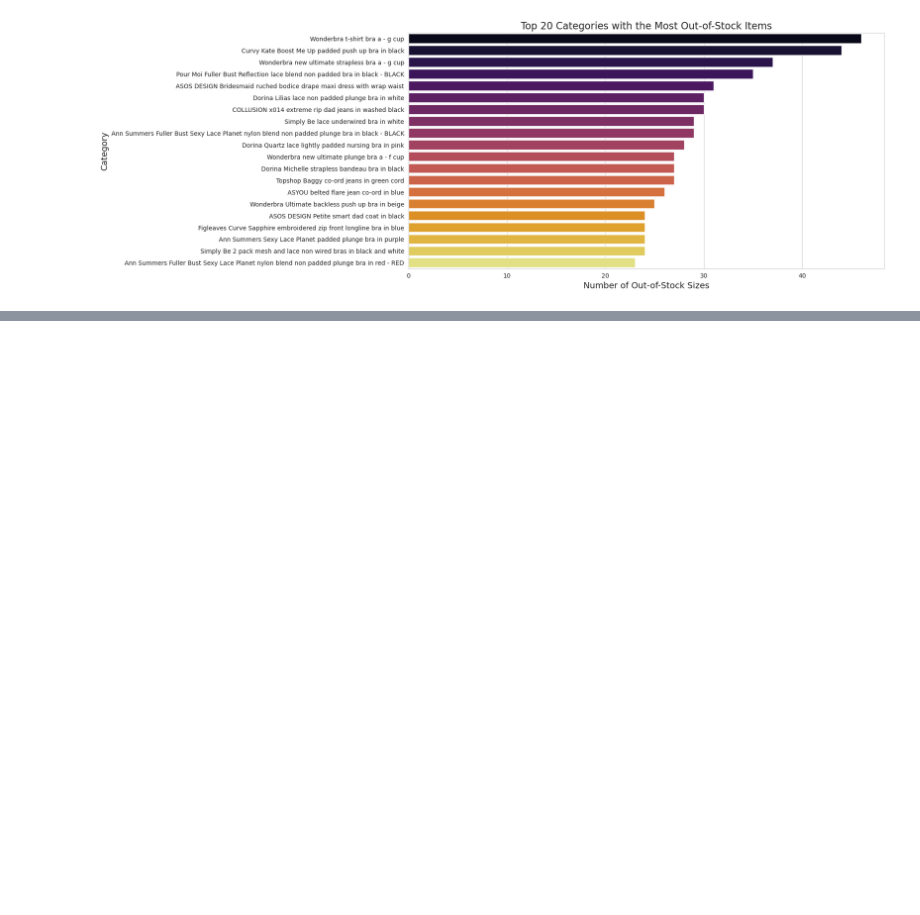
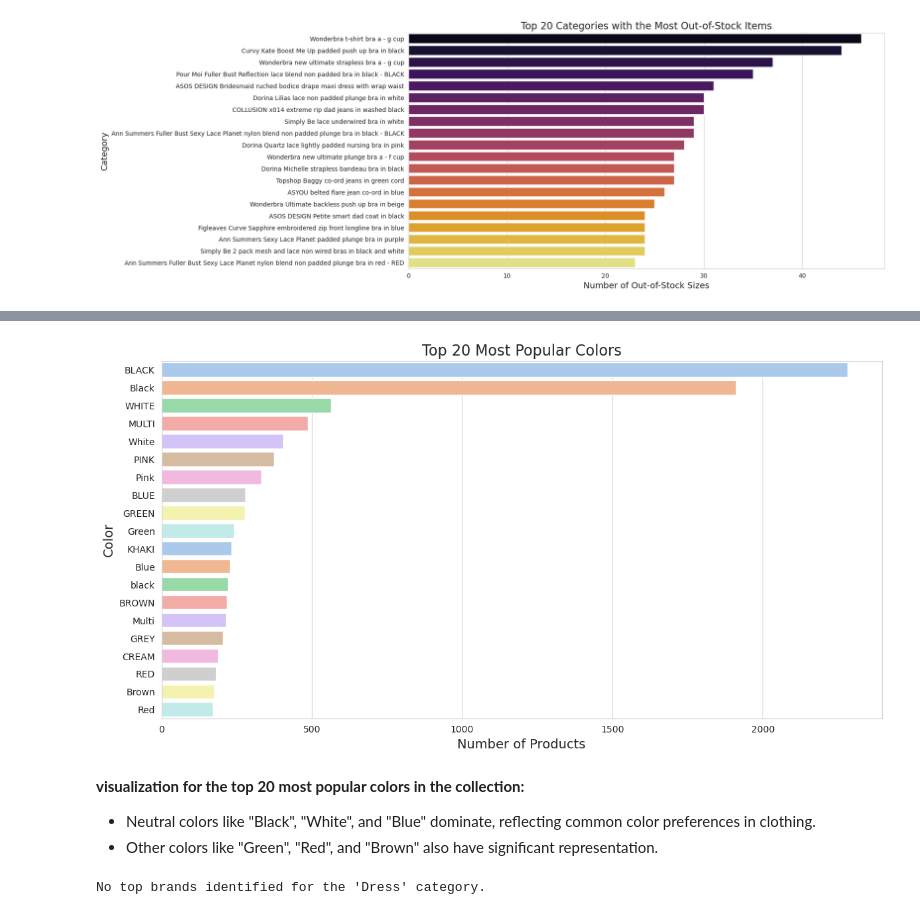
Before and after one commit to raj-rajat/Asos-E-Commerce-Dataset---30-845-products, a Jupyter notebook: asos-e-commerce-dataset-30-845-products.ipynb, the cells around one changed output, grey strips where cells are left out. Cells and saved outputs as stored; diff of their text form; code cells hidden in the pictures; blank space fills up the shorter version.

```diff
--- a/asos-e-commerce-dataset-30-845-products.ipynb
+++ b/asos-e-commerce-dataset-30-845-products.ipynb
@@ -389,0 +422,41 @@ plt.show()
+# %%
+# Color Popularity: Analyze the most popular colors across products
+
+# Count occurrences of each color
+color_counts = df_asos_cleaned['color'].value_counts().head(20)
+
+# Visualize the most popular colors
+plt.figure(figsize=(14, 7))
+sns.barplot(y=color_counts.index, x=color_counts.values, palette='pastel')
+plt.title('Top 20 Most Popular Colors', fontsize=16)
+plt.xlabel('Number of Products', fontsize=14)
+plt.ylabel('Color', fontsize=14)
+plt.show()
+# %% [output]
+[figure, added]
+# %% [markdown]
+**visualization for the top 20 most popular colors in the collection:**
+
+* Neutral colors like "Black", "White", and "Blue" dominate, reflecting common color preferences in clothing.
+* Other colors like "Green", "Red", and "Brown" also have significant representation.
+# %%
+# Brand Popularity by Category: Identify the top brands within the "Dress" category
+
+# Filter data for the 'Dress' category
+dress_data = df_asos_cleaned[df_asos_cleaned['category'] == 'Dress']
+
+# Count occurrences of each brand within the 'Dress' category
+top_brands_in_dress = dress_data['brand'].value_counts().head(10)
+
+# Retry visualization with a different palette and ensuring proper data handling
+if top_brands_in_dress.any():
+    plt.figure(figsize=(14, 7))
+    sns.barplot(y=top_brands_in_dress.index, x=top_brands_in_dress.values, palette='spring')
+    plt.title('Top 10 Brands in the "Dress" Category', fontsize=16)
+    plt.xlabel('Number of Dresses', fontsize=14)
+    plt.ylabel('Brand', fontsize=14)
+    plt.show()
+else:
+    print("No top brands identified for the 'Dress' category.")
+# %% [output]
+No top brands identified for the 'Dress' category.
```
Also changed, not shown: parts of 25 cells of this notebook.
